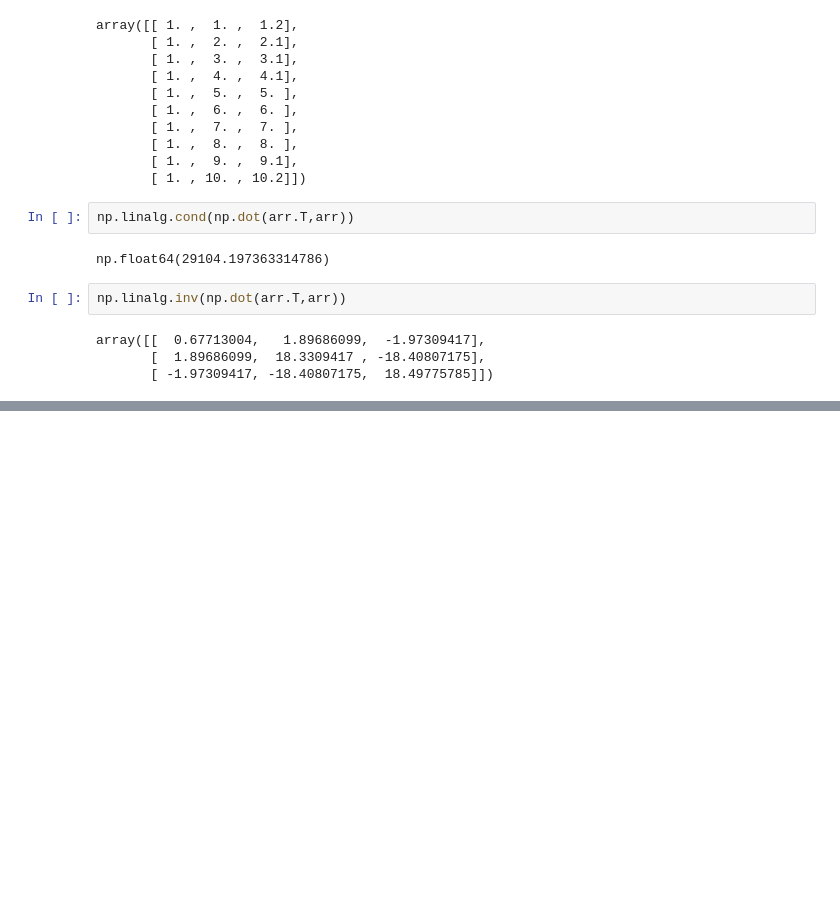
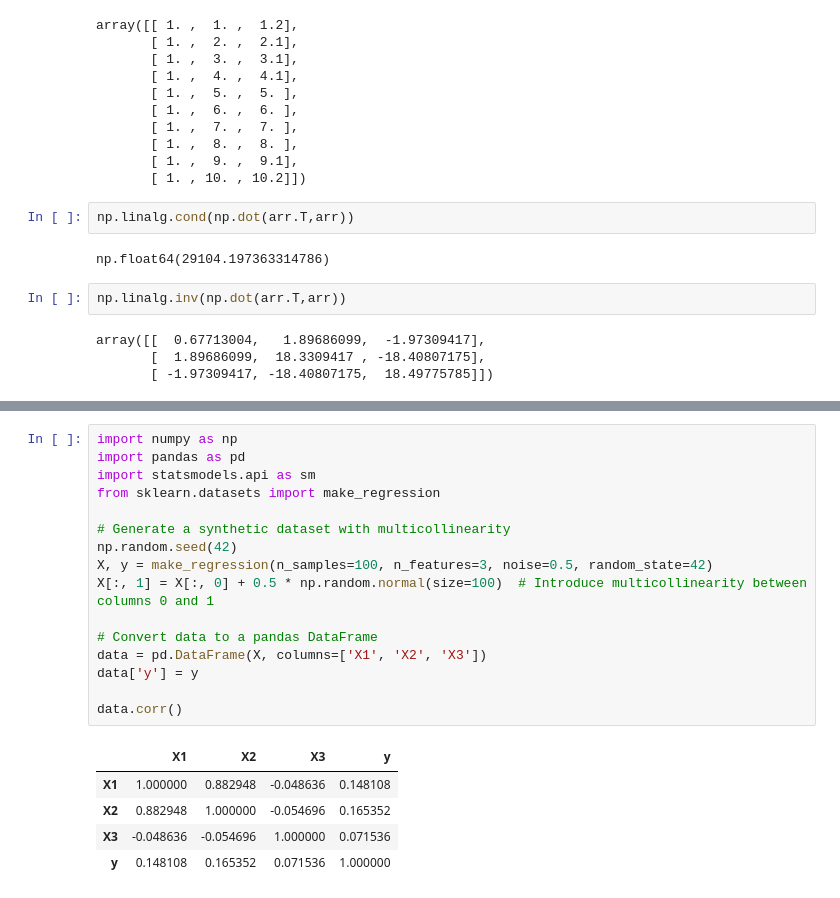
Before and after one commit to gulamkibria775/Machine-learning, a Jupyter notebook: 4. Regression_analysi/multicollinearity.ipynb, the cells around one changed output, grey strips where cells are left out. Saved outputs shown, nothing was run; the diff lists cells and outputs as text; blank space fills up the shorter version.

```diff
--- a/4. Regression_analysi/multicollinearity.ipynb
+++ b/4. Regression_analysi/multicollinearity.ipynb
@@ -25,0 +59,22 @@ array([[  0.67713004,   1.89686099,  -1.97309417],
+# %%
+import numpy as np
+import pandas as pd
+import statsmodels.api as sm
+from sklearn.datasets import make_regression
+
+# Generate a synthetic dataset with multicollinearity
+np.random.seed(42)
+X, y = make_regression(n_samples=100, n_features=3, noise=0.5, random_state=42)
+X[:, 1] = X[:, 0] + 0.5 * np.random.normal(size=100)  # Introduce multicollinearity between columns 0 and 1
+
+# Convert data to a pandas DataFrame
+data = pd.DataFrame(X, columns=['X1', 'X2', 'X3'])
+data['y'] = y
+
+data.corr()
+# %% [output]
+|  | X1 | X2 | X3 | y |
+| X1 | 1.000000 | 0.882948 | -0.048636 | 0.148108 |
+| X2 | 0.882948 | 1.000000 | -0.054696 | 0.165352 |
+| X3 | -0.048636 | -0.054696 | 1.000000 | 0.071536 |
+| y | 0.148108 | 0.165352 | 0.071536 | 1.000000 |
```
Also changed, not shown: parts of 8 cells of this notebook.
